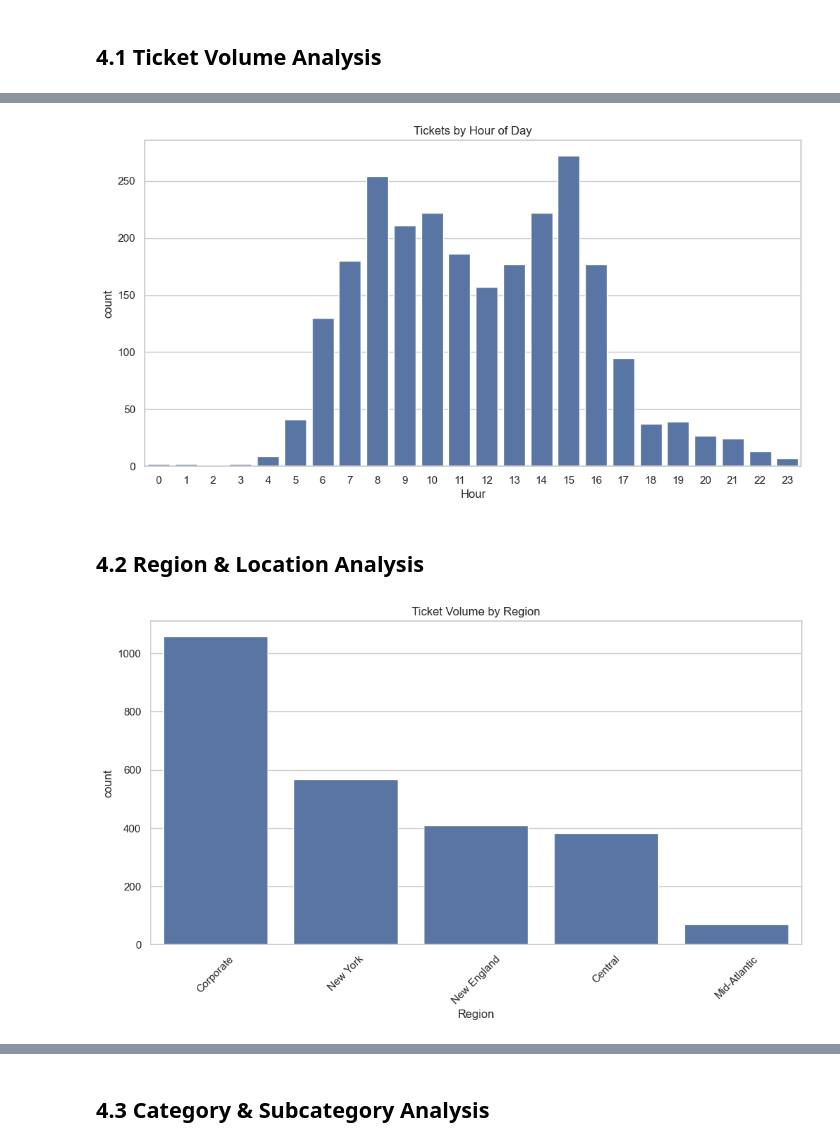
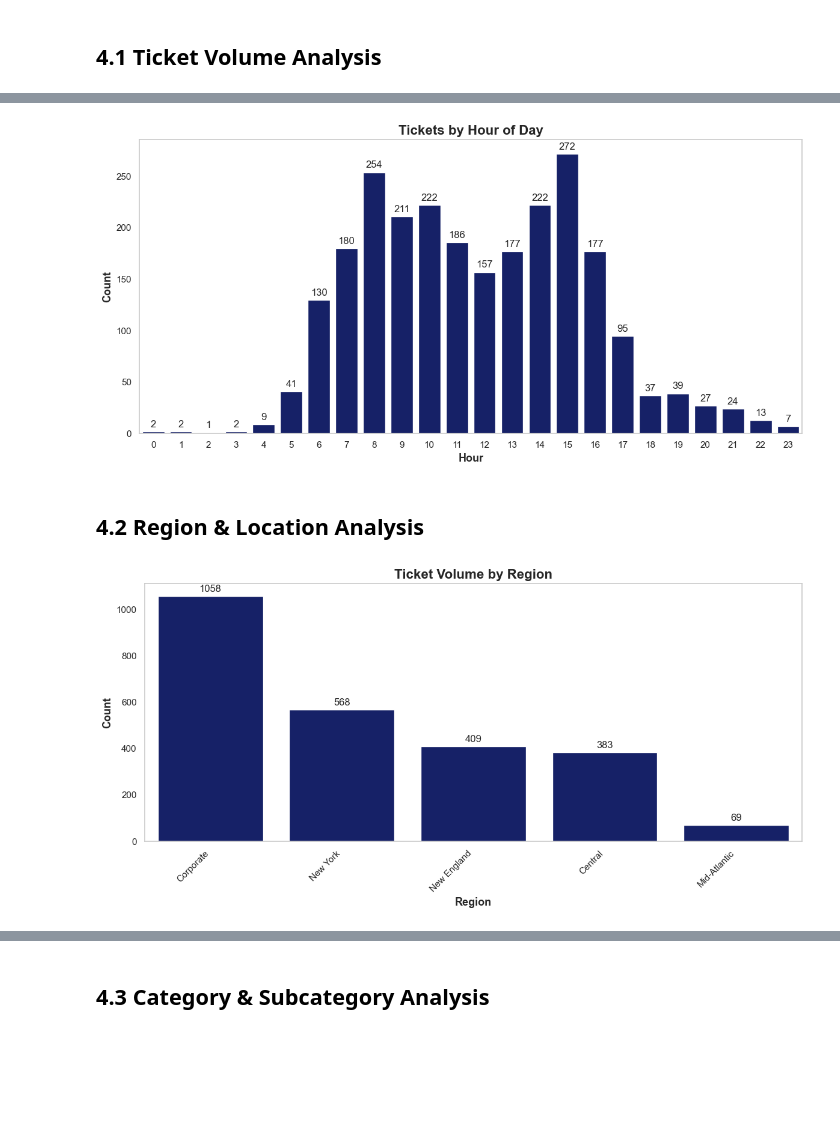
Before and after one commit to bmmartinez1993/data-analytics-portafolio, a Jupyter notebook: Python-Projects/IT-Helpdesk-EDA/notebooks/IT_Helpdesk_EDA.ipynb, the cells around one changed output, grey strips where cells are left out. Saved outputs shown, nothing was run; the diff lists cells and outputs as text; code cells hidden in the pictures; blank space fills up the shorter version.

```diff
--- a/Python-Projects/IT-Helpdesk-EDA/notebooks/IT_Helpdesk_EDA.ipynb
+++ b/Python-Projects/IT-Helpdesk-EDA/notebooks/IT_Helpdesk_EDA.ipynb
@@ -15,7 +15,7 @@ plt.rcParams['figure.figsize'] = (12, 6)
 # %% [markdown]
 ## 1. Load the Dataset
 # %%
-df = pd.read_excel(r"C:/Users/brand/OneDrive/IT-Helpdesk-Data/Raw_Data_Leena_AI_Jan_Dec_2025_FINAL_ENRICHED.xlsx")  # update path
+df = pd.read_excel(r"C:/Users/BrandoManuelMartinez/OneDrive - Beacon Mobility Corporation/Documents/Data Raw - Leena/Raw_Data_Leena_AI_Jan_Dec_2025_FINAL_ENRICHED.xlsx")  # update path
 df.head()
 # %% [output]
 |  | Ticket Id | Priority | Category | Sub Category | Description | Last Comment | Status | Created On | ... |
@@ -147,16 +177,48 @@ plt.show()
 # %%
-sns.countplot(data=df, x='Hour')
-plt.title('Tickets by Hour of Day')
+fig, ax = plt.subplots()
+sns.countplot(data=df, x='Hour', ax=ax, color='#081775')
+
+# Add labels on top of bars
+bars = ax.containers[0]
+ax.bar_label(bars, padding=3)  # small gap above the bars
+
+ax.set_title('Tickets by Hour of Day',fontsize=16,fontweight='bold')
+ax.set_xlabel('Hour',fontsize=13,fontweight='bold')
+ax.set_ylabel('Count',fontsize=13,fontweight='bold')
+#No background grid
+ax.grid(False)
+plt.xticks(fontsize=11)
+plt.yticks(fontsize=11)
+plt.tight_layout()
 plt.show()
 # %% [output]
-[figure, old version]
+[figure, new version]
 # %% [markdown]
 ## 4.2 Region & Location Analysis
 # %%
-sns.countplot(data=df, x='Region', order=df['Region'].value_counts().index)
-plt.title('Ticket Volume by Region')
-plt.xticks(rotation=45)
+
+fig, ax = plt.subplots()
+sns.countplot(
+    data=df,
+    x='Region',
+    order=df['Region'].value_counts().index,  # order by frequency
+    ax=ax,
+    color='#081775'
+)
+
+# Add labels on top of bars
+bars = ax.containers[0]
+ax.bar_label(bars, padding=3)  # small gap above bars
+
+ax.set_title('Ticket Volume by Region',fontsize=16,fontweight='bold')
+ax.set_xlabel('Region',fontsize=13,fontweight='bold')
+ax.set_ylabel('Count',fontsize=13,fontweight='bold')
+#No background grid
+ax.grid(False)
+plt.xticks(fontsize=11,rotation=45, ha='right')  # better for long region names
+plt.yticks(fontsize=11)
+plt.tight_layout()
 plt.show()
 # %% [output]
-[figure, old version]
+[figure, new version]
 # %%
```
Also changed, not shown: parts of 12 cells of this notebook.
